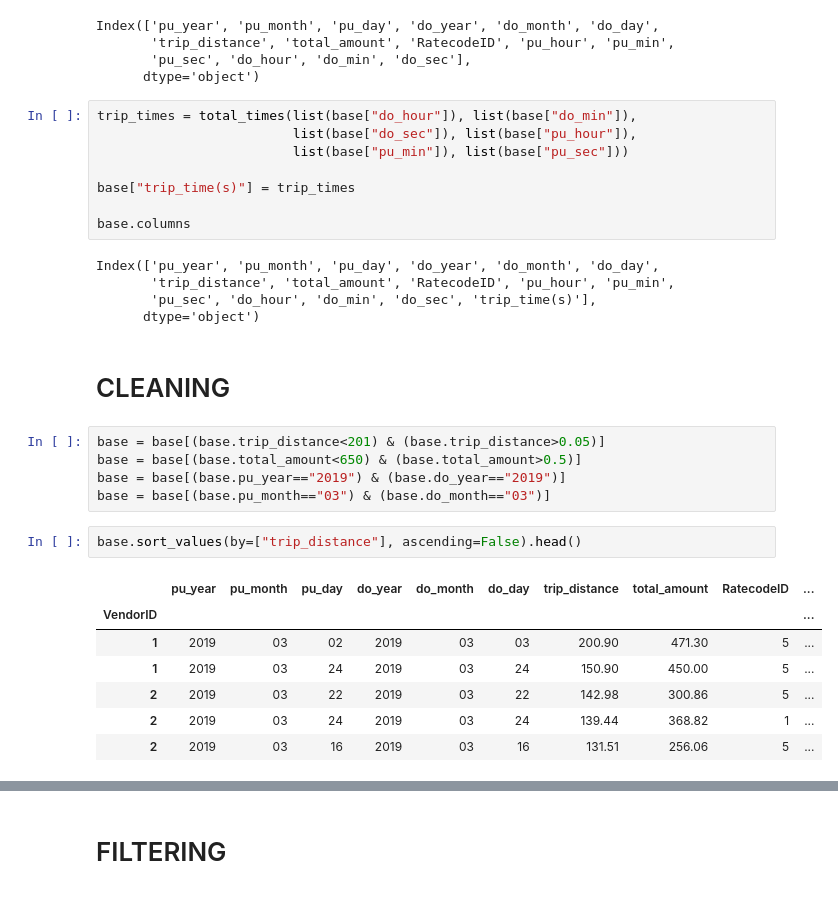
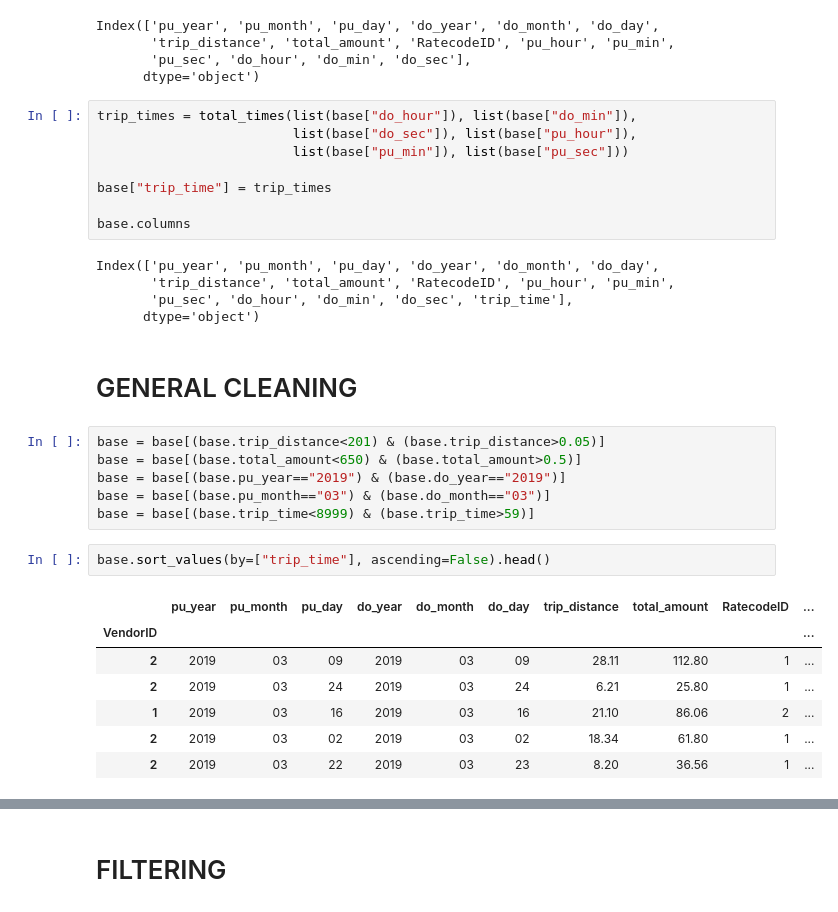
Before and after one commit to saortizag/tny, a Jupyter notebook: data/process_data.ipynb, the cells around one changed output, grey strips where cells are left out. Drawn from its saved outputs; the diff is of its cells as text.

```diff
--- a/data/process_data.ipynb
+++ b/data/process_data.ipynb
@@ -162,28 +199,29 @@ trip_times = total_times(list(base["do_hour"]), list(base["do_min"]),
                          list(base["do_sec"]), list(base["pu_hour"]),
                          list(base["pu_min"]), list(base["pu_sec"]))
 
-base["trip_time(s)"] = trip_times
+base["trip_time"] = trip_times
 
 base.columns
 # %% [output]
 Index(['pu_year', 'pu_month', 'pu_day', 'do_year', 'do_month', 'do_day',
        'trip_distance', 'total_amount', 'RatecodeID', 'pu_hour', 'pu_min',
-       'pu_sec', 'do_hour', 'do_min', 'do_sec', 'trip_time(s)'],
+       'pu_sec', 'do_hour', 'do_min', 'do_sec', 'trip_time'],
       dtype='object')
 # %% [markdown]
-# CLEANING
+# GENERAL CLEANING
 # %%
 base = base[(base.trip_distance<201) & (base.trip_distance>0.05)]
 base = base[(base.total_amount<650) & (base.total_amount>0.5)]
 base = base[(base.pu_year=="2019") & (base.do_year=="2019")]
 base = base[(base.pu_month=="03") & (base.do_month=="03")]
+base = base[(base.trip_time<8999) & (base.trip_time>59)]
 # %%
-base.sort_values(by=["trip_distance"], ascending=False).head()
+base.sort_values(by=["trip_time"], ascending=False).head()
 # %% [output]
 |  | pu_year | pu_month | pu_day | do_year | do_month | do_day | trip_distance | total_amount | RatecodeID | ... |
 | VendorID |  |  |  |  |  |  |  |  |  | ... |
-| 1 | 2019 | 03 | 02 | 2019 | 03 | 03 | 200.90 | 471.30 | 5 | ... |
-| 1 | 2019 | 03 | 24 | 2019 | 03 | 24 | 150.90 | 450.00 | 5 | ... |
-| 2 | 2019 | 03 | 22 | 2019 | 03 | 22 | 142.98 | 300.86 | 5 | ... |
-| 2 | 2019 | 03 | 24 | 2019 | 03 | 24 | 139.44 | 368.82 | 1 | ... |
-| 2 | 2019 | 03 | 16 | 2019 | 03 | 16 | 131.51 | 256.06 | 5 | ... |
+| 2 | 2019 | 03 | 09 | 2019 | 03 | 09 | 28.11 | 112.80 | 1 | ... |
+| 2 | 2019 | 03 | 24 | 2019 | 03 | 24 | 6.21 | 25.80 | 1 | ... |
+| 1 | 2019 | 03 | 16 | 2019 | 03 | 16 | 21.10 | 86.06 | 2 | ... |
+| 2 | 2019 | 03 | 02 | 2019 | 03 | 02 | 18.34 | 61.80 | 1 | ... |
+| 2 | 2019 | 03 | 22 | 2019 | 03 | 23 | 8.20 | 36.56 | 1 | ... |
```
Also changed, not shown: parts of 63 cells of this notebook.
